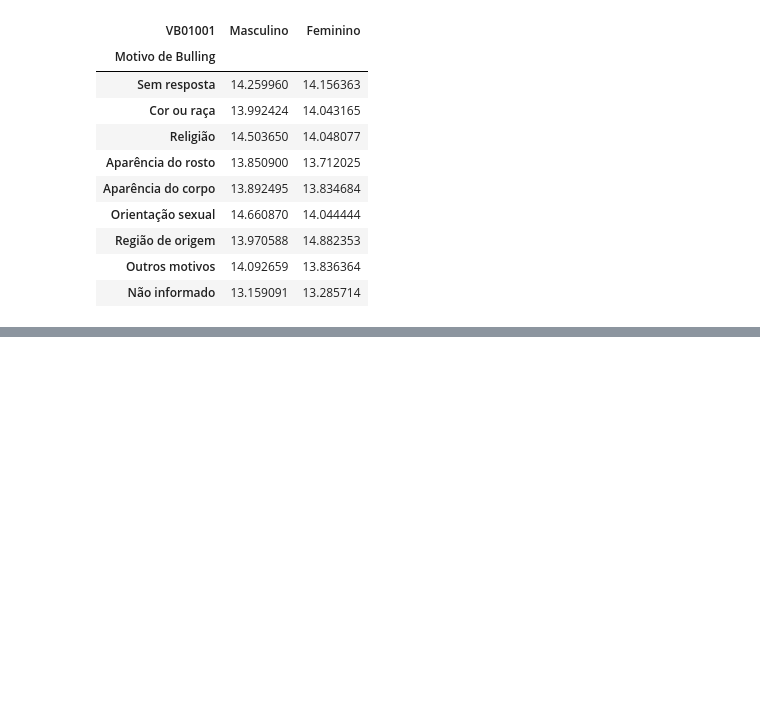
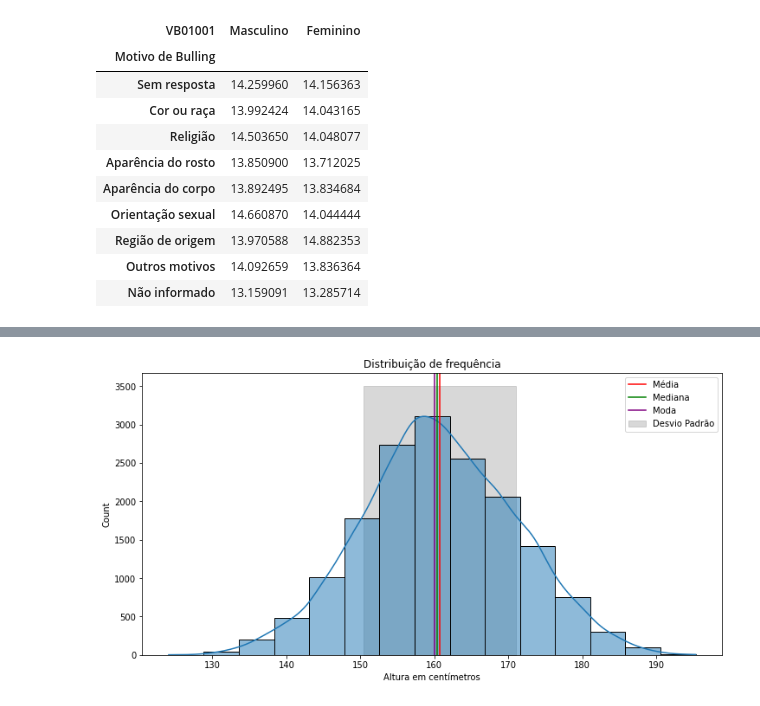
Before and after one commit to silviacfreitas/BootcampDataScienceAplicadaAlura, a Jupyter notebook: BootcampDSModulo03.ipynb, the cells around one changed output, grey strips where cells are left out. Cells and saved outputs as stored; diff of their text form; code cells hidden in the pictures; blank space fills up the shorter version.

```diff
--- a/BootcampDSModulo03.ipynb
+++ b/BootcampDSModulo03.ipynb
@@ -718,0 +791,16 @@ frequencia_cruzada
+# %%
+ax = sns.histplot(data=dados, x=dados['VB17004'], kde=True, bins=k)
+ax.figure.set_size_inches(12, 6)
+ax.set_title('Distribuição de frequência')
+ax.set_xlabel('Altura em centímetros')
+ax.axvline(media, color='red', linestyle='-', label='Média')
+ax.axvline(mediana, color='green', linestyle='-', label='Mediana')
+ax.axvline(moda[0], color='purple', label='Moda')
+ax.fill_betweenx(y=[0,3500],
+                 x1=menor_std,
+                 x2=maior_std,
+                 color='gray', label='Desvio Padrão', alpha=0.30)
+ax.legend()
+plt.show()
+# %% [output]
+[figure, added]
```
Also changed, not shown: parts of 25 cells of this notebook.
